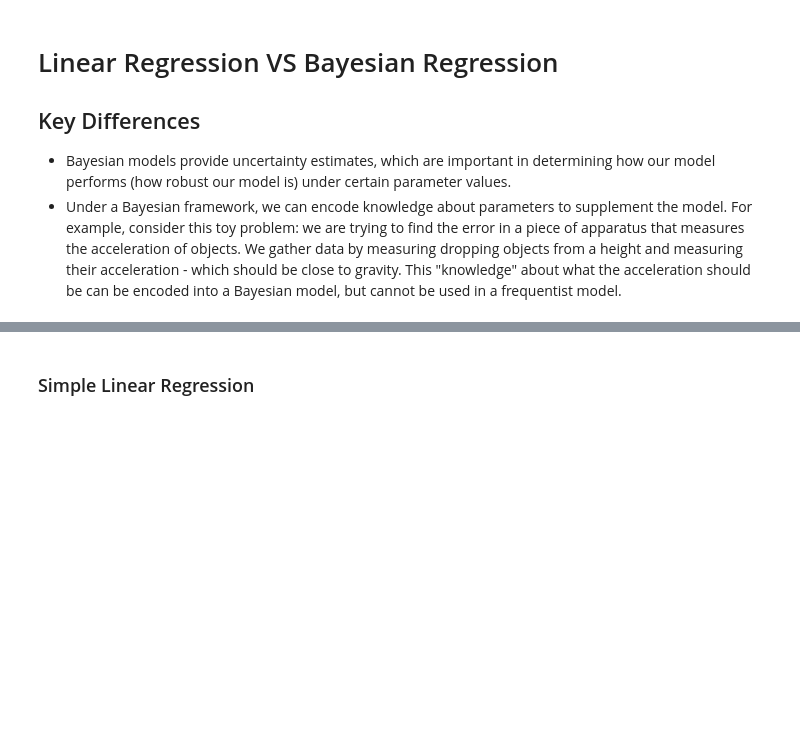
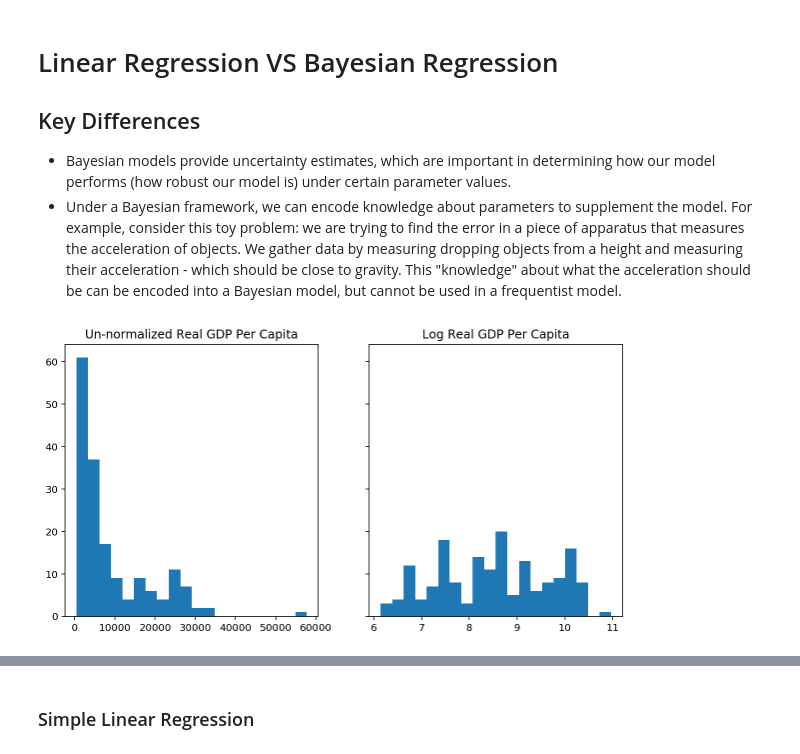
Before and after one commit to jramkiss/jramkiss.github.io, a Jupyter notebook: _posts/notebooks/regression_VS_bayesian_regression.ipynb, the cells around one changed output, grey strips where cells are left out. Cells and saved outputs as stored; diff of their text form; code cells hidden in the pictures; blank space fills up the shorter version.

```diff
--- a/_posts/notebooks/regression_VS_bayesian_regression.ipynb
+++ b/_posts/notebooks/regression_VS_bayesian_regression.ipynb
@@ -11,4 +24,12 @@ data = data[["cont_africa", "rugged", "rgdppc_2000"]]
 
 df = df[np.isfinite(df.rgdppc_2000)] # remove NaNs
 df["rgdppc_2000"] = np.log(df["rgdppc_2000"]) # log real GPD per capita
+# %%
+fig, ax = plt.subplots(nrows=1, ncols=2, figsize=(10, 5), sharey=True)
+ax[0].hist(data[np.isfinite(data.rgdppc_2000)].rgdppc_2000, bins = 20)
+ax[0].set(title="Un-normalized Real GDP Per Capita")
+ax[1].hist(df.rgdppc_2000, bins = 20)
+ax[1].set(title="Log Real GDP Per Capita");
+# %% [output]
+[figure, added]
 # %%
```
Also changed, not shown: parts of 6 cells of this notebook, 7 other files.
